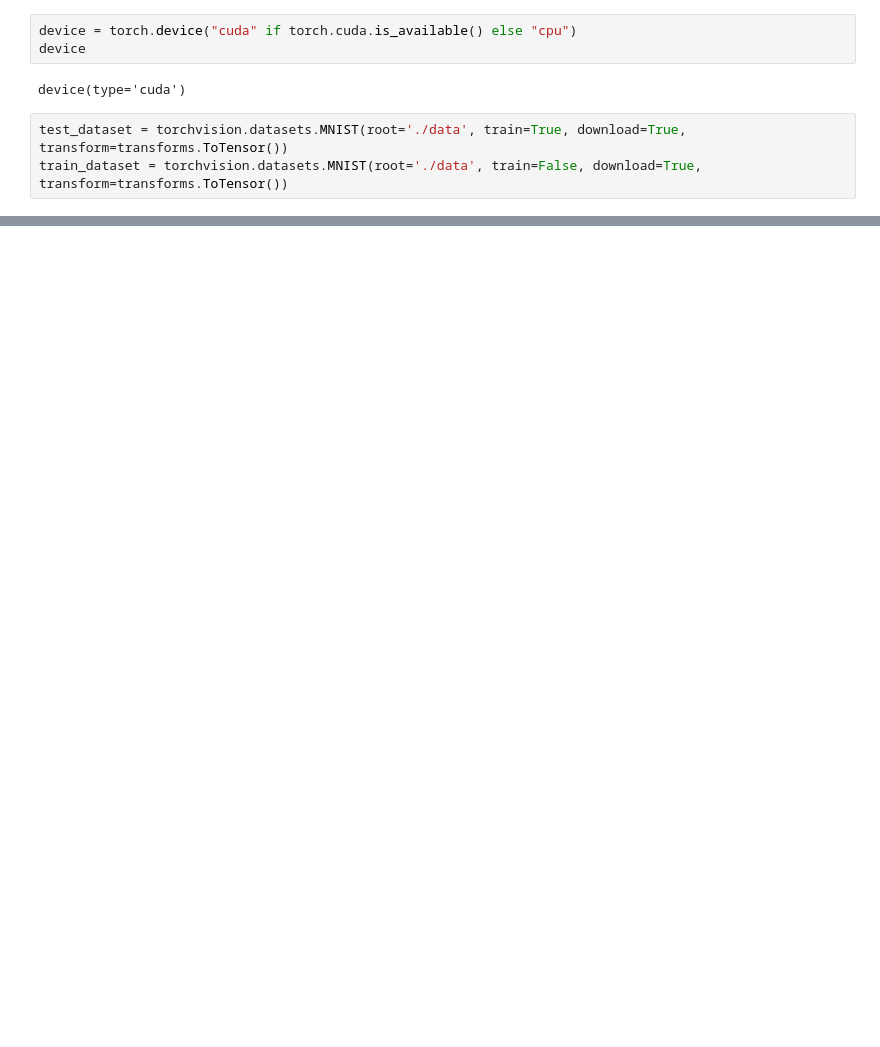
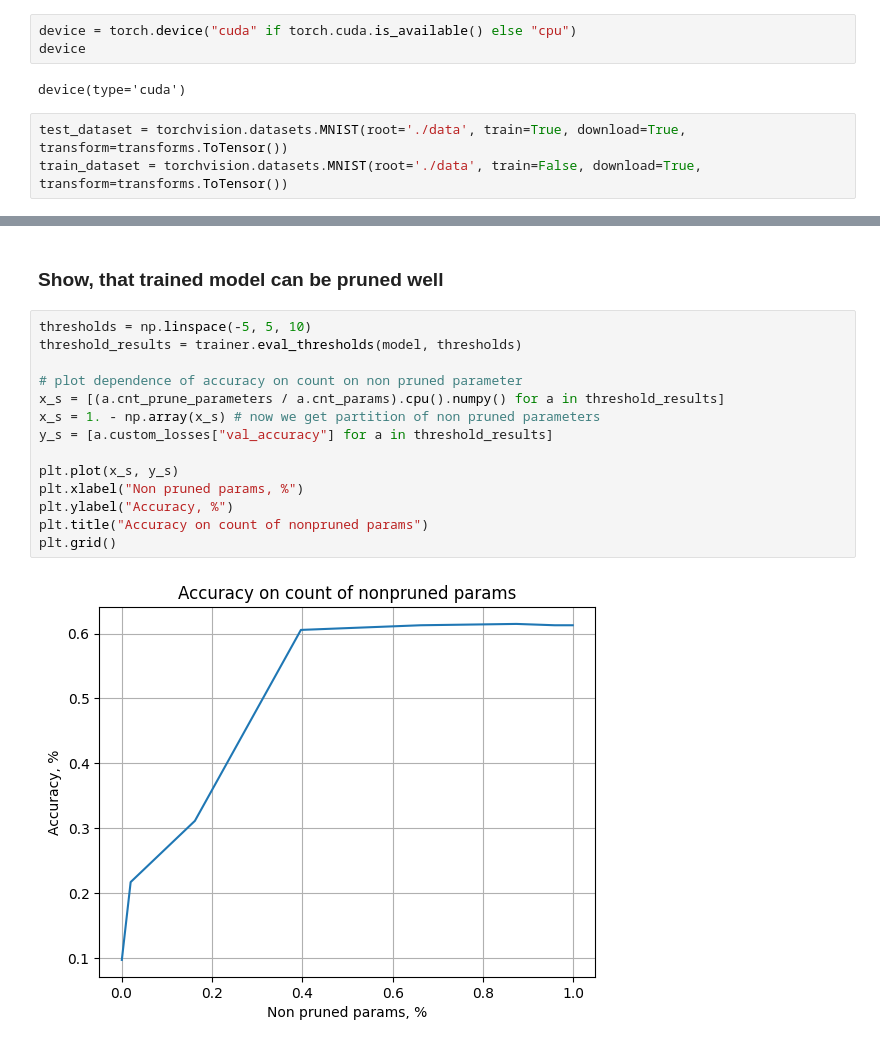
Before and after one commit to intsystems/bayes_deep_compression, a Jupyter notebook: examples/renui_example.ipynb, the cells around one changed output, grey strips where cells are left out. Cells and saved outputs as stored; diff of their text form; blank space fills up the shorter version.

```diff
--- a/examples/renui_example.ipynb
+++ b/examples/renui_example.ipynb
@@ -133,0 +131,18 @@ Epoch [54/1000],Loss:2125.978759765625, KL Loss: 194915.234375. FitLoss: 242.595
+# %% [markdown]
+### Show, that  trained model can be pruned well
+# %%
+thresholds = np.linspace(-5, 5, 10)
+threshold_results = trainer.eval_thresholds(model, thresholds)
+
+# plot dependence of accuracy on count on non pruned parameter
+x_s = [(a.cnt_prune_parameters / a.cnt_params).cpu().numpy() for a in threshold_results]
+x_s = 1. - np.array(x_s) # now we get partition of non pruned parameters
+y_s = [a.custom_losses["val_accuracy"] for a in threshold_results]
+
+plt.plot(x_s, y_s)
+plt.xlabel("Non pruned params, %")
+plt.ylabel("Accuracy, %")
+plt.title("Accuracy on count of nonpruned params")
+plt.grid()
+# %% [output]
+[figure, added]
```
Also changed, not shown: parts of 12 cells of this notebook, 28 other files.
